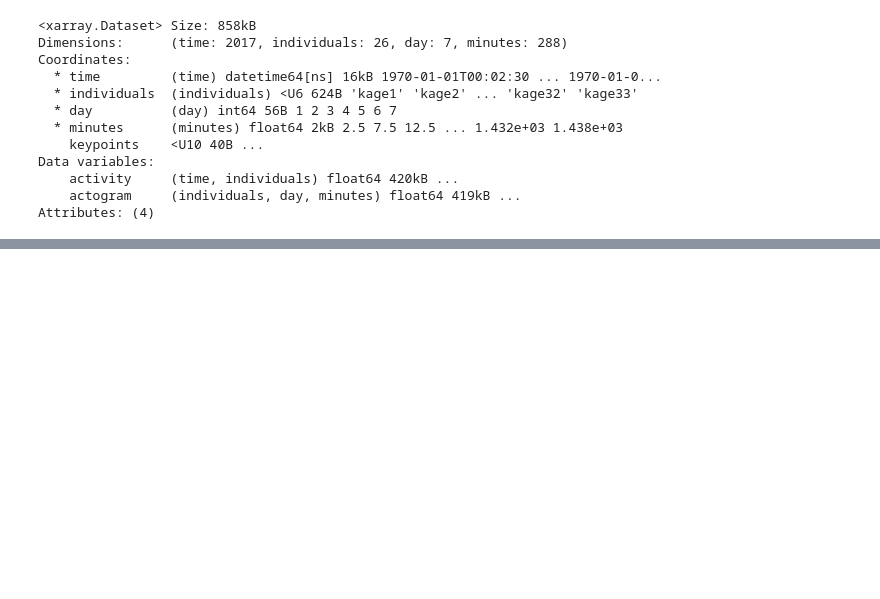
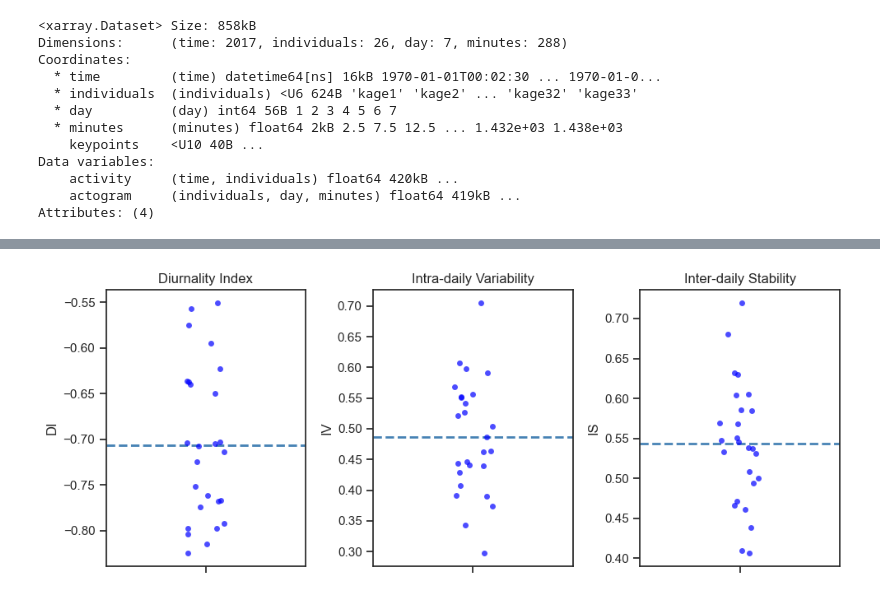
Before and after one commit to neuroinformatics-unit/smart-kages-movement, a Jupyter notebook: notebooks/07_circadian_metrics.ipynb, the cells around one changed output, grey strips where cells are left out. Drawn from its saved outputs; the diff is of its cells as text; code cells hidden in the pictures; blank space fills up the shorter version.

Commit message:
Implemented 3 basic circadian metrics

```diff
--- a/notebooks/07_circadian_metrics.ipynb
+++ b/notebooks/07_circadian_metrics.ipynb
@@ -52,0 +78,3 @@ Attributes: (4)
+# %%
+metrics_df = compute_circadian_metrics(ds_activity, DARK_PERIOD)
+metrics_df.head()
@@ -52,0 +89,19 @@ Attributes: (4)
+# %%
+titles = {
+    "DI": "Diurnality Index",
+    "IV": "Intra-daily Variability",
+    "IS": "Inter-daily Stability",
+}
+
+fig, axes = plt.subplots(1, 3, figsize=(10, 4))
+for ax, (col, title) in zip(axes, titles.items(), strict=True):
+    sns.stripplot(y=metrics_df[col], ax=ax, color="blue", alpha=0.7, jitter=True)
+    ax.axhline(metrics_df[col].mean(), color="steelblue", lw=2, ls="--", label="Mean")
+    ax.set_title(title)
+    ax.set_xlabel("")
+
+plt.tight_layout()
+plt.savefig(best_week_dir / "circadian_metrics.png", dpi=128)
+metrics_df.to_csv(best_week_dir / "circadian_metrics.csv")
+# %% [output]
+[figure, added]
```
Also changed, not shown: parts of 5 cells of this notebook, 4 other files.
